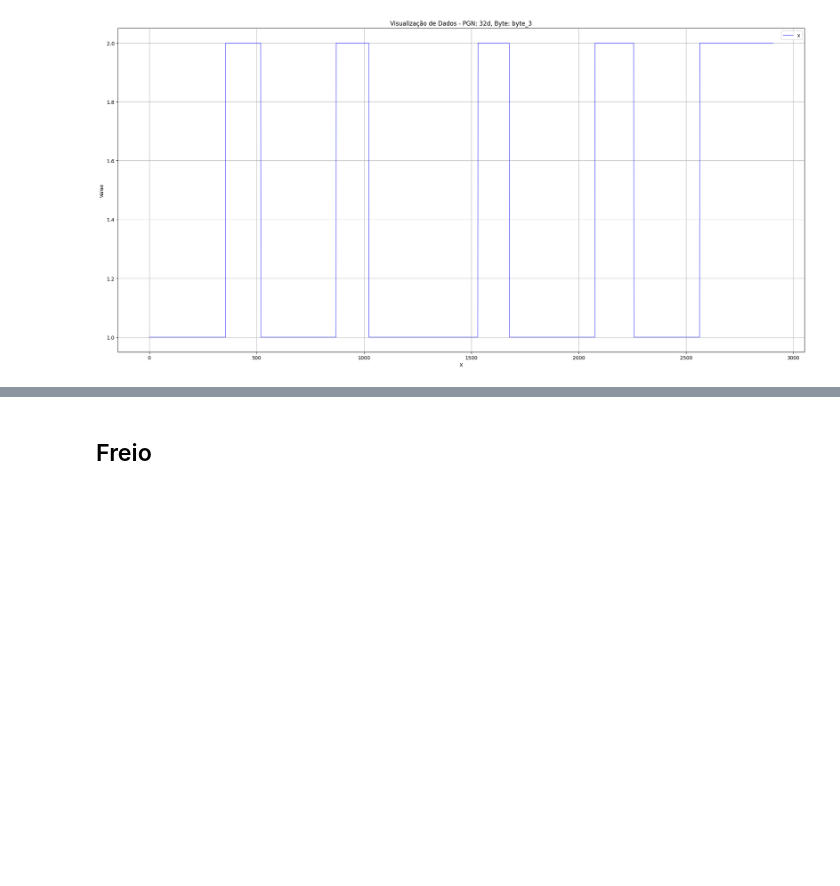
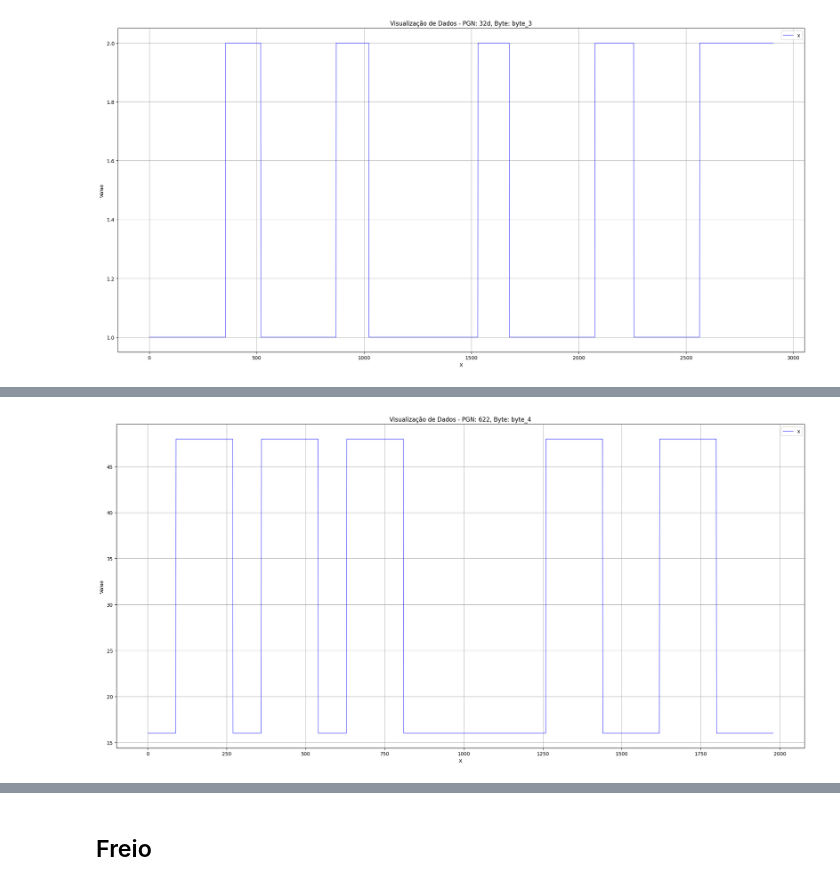
Before and after one commit to allanVvz/CSI-Can_Signal_Identifier, a Jupyter notebook: src/Machine Learn Data HUB/FileHandler.ipynb, the cells around one changed output, grey strips where cells are left out. Drawn from its saved outputs; the diff is of its cells as text; code cells hidden in the pictures; blank space fills up the shorter version.

```diff
--- a/src/Machine Learn Data HUB/FileHandler.ipynb
+++ b/src/Machine Learn Data HUB/FileHandler.ipynb
@@ -11,7 +13,7 @@ def ui_load_ixxt_archive(file_path):
     if not file_path:
         file_path = filedialog.askopenfilename(
             title="Selecione o arquivo CSV",
-            filetypes=(("CSV files", "*.CSV"), ("all files", "*.*"))
+            filetypes=(("CSV files", "*.csv"), ("all files", "*.*"))
         )
 
     # Verificar se o caminho foi fornecido ou selecionado
@@ -277,0 +300,8 @@ vizdata(filtered_df_one)
+# %%
+os.chdir("C:/Users/user/Documents/Repositórios/CSI-Can_Signal_Identifier/")
+df_raw_7 = ui_load_ixxt_archive("Spy Can Input CSV/ixxat_data/Corolla 2013/Corolla_2013_Farol.csv")
+filtro_byte = 4
+filtro_pgn = '622'
+filtro_byte = f'byte_{filtro_byte}'
+print(f"{filtro_byte} e {filtro_pgn}")
+filtered_df_seven = filtrar_dataframe(df_raw_7, filtro_pgn, filtro_byte)
@@ -277,0 +324,5 @@ vizdata(filtered_df_one)
+# %%
+df_expanded_seven = rows_replicate_dataframes(filtered_df_seven, target_size=2000)
+vizdata(df_expanded_seven)
+# %% [output]
+[figure, added]
```
Also changed, not shown: parts of 58 cells of this notebook, 3 other files.
